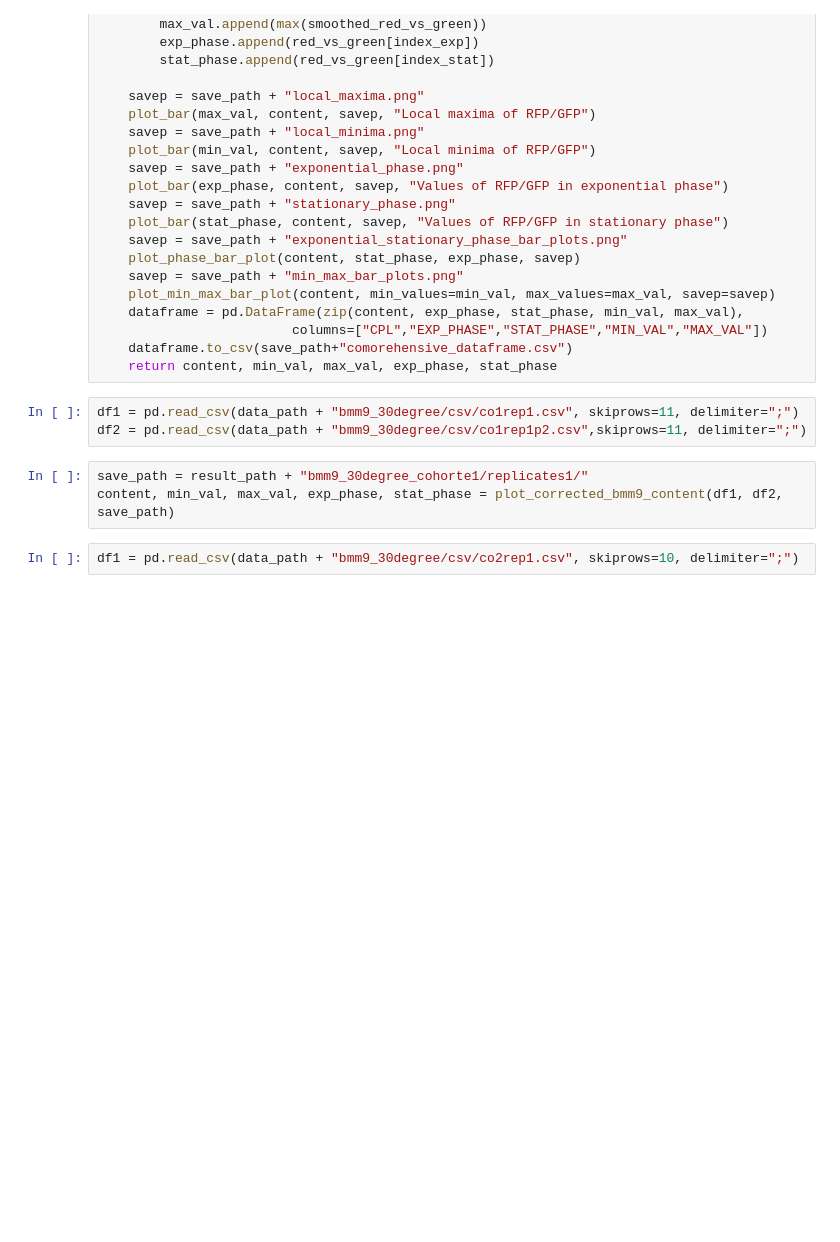
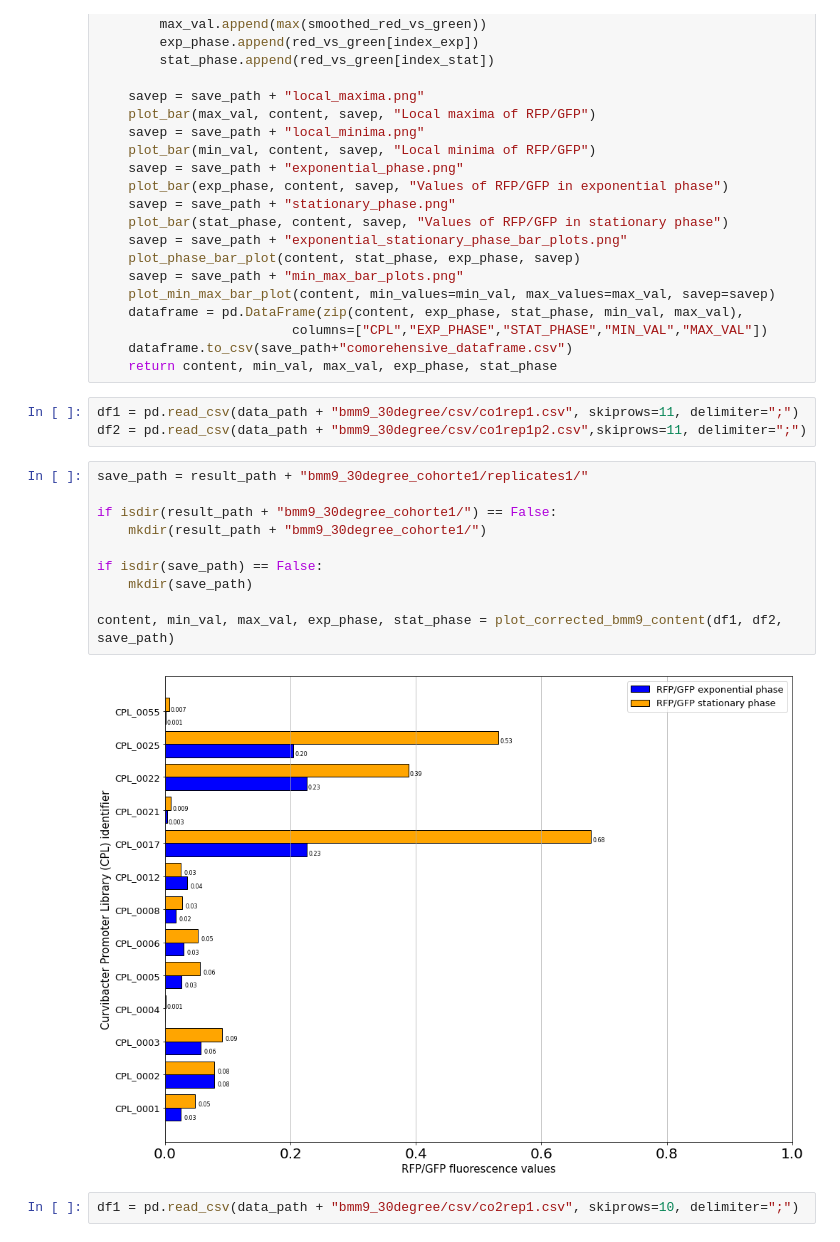
Before and after one commit to Kanomble/curvibacter_promotor_studies, a Jupyter notebook: scripts/promotor_project_curvibacter.ipynb, the cells around one changed output. Cells and saved outputs as stored; diff of their text form; blank space fills up the shorter version.

```diff
--- a/scripts/promotor_project_curvibacter.ipynb
+++ b/scripts/promotor_project_curvibacter.ipynb
@@ -1336,7 +1337,16 @@ df1 = pd.read_csv(data_path + "bmm9_30degree/csv/co1rep1.csv", skiprows=11, deli
 df2 = pd.read_csv(data_path + "bmm9_30degree/csv/co1rep1p2.csv",skiprows=11, delimiter=";")
 # %%
 save_path = result_path + "bmm9_30degree_cohorte1/replicates1/"
+
+if isdir(result_path + "bmm9_30degree_cohorte1/") == False:
+    mkdir(result_path + "bmm9_30degree_cohorte1/")
+
+if isdir(save_path) == False:
+    mkdir(save_path)
+
 content, min_val, max_val, exp_phase, stat_phase = plot_corrected_bmm9_content(df1, df2, save_path)
+# %% [output]
+[figure, added]
 # %%
 df1 = pd.read_csv(data_path + "bmm9_30degree/csv/co2rep1.csv", skiprows=10, delimiter=";")
 # %%
```
Also changed, not shown: parts of 36 cells of this notebook, 2 other files.
